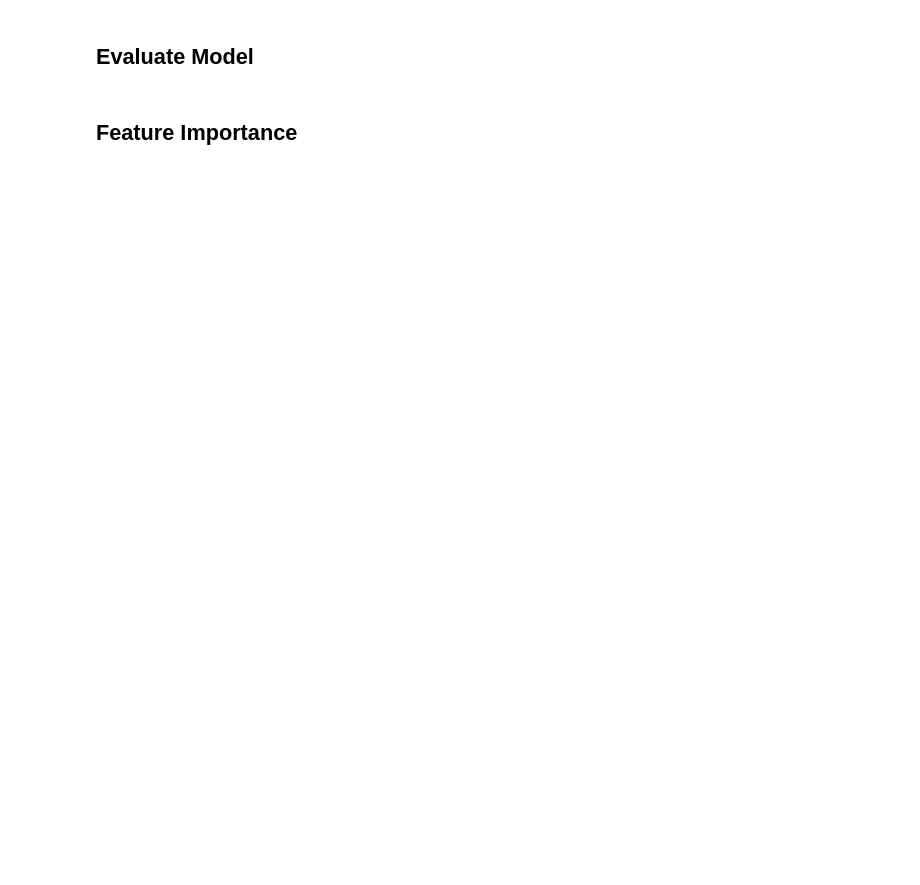
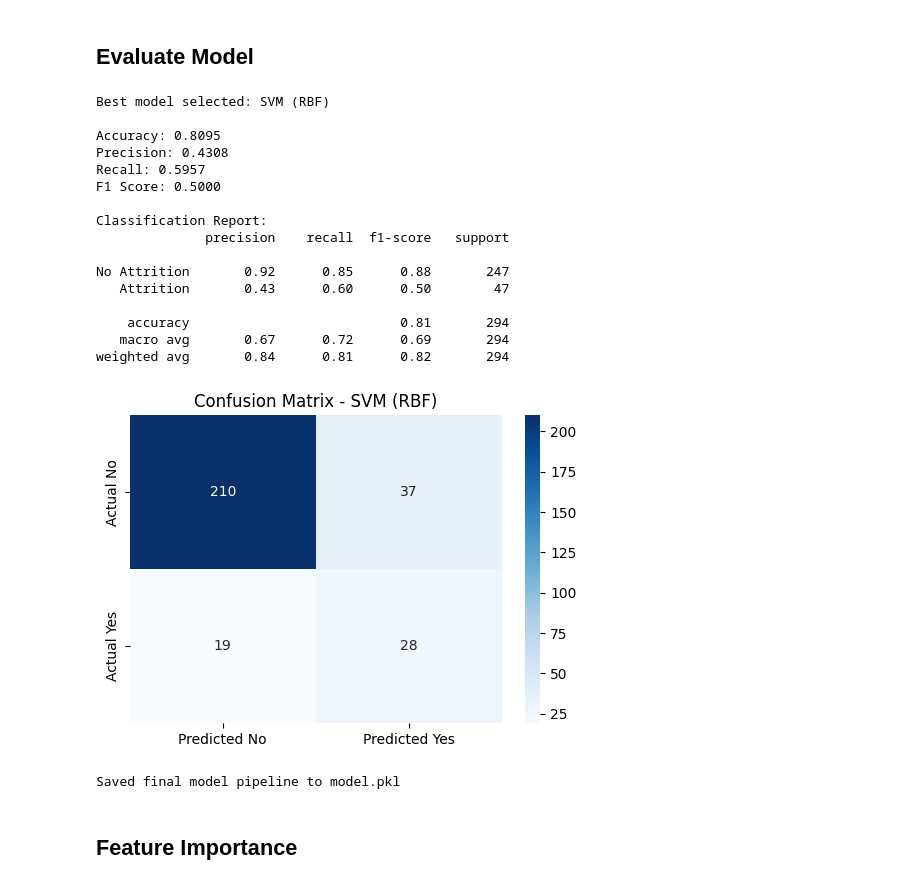
Before and after one commit to bkdubey/IIT_madras_AI_ML__practise_and_assignment, a Jupyter notebook: capstone_graded_project/week7_mini_project/submission/week_7_graded_mini_project_brajkishore/week7_employee_attrition_analysis.ipynb, the cells around one changed output. Drawn from its saved outputs; the diff is of its cells as text; code cells hidden in the pictures; blank space fills up the shorter version.

```diff
--- a/capstone_graded_project/week7_mini_project/submission/week_7_graded_mini_project_brajkishore/week7_employee_attrition_analysis.ipynb
+++ b/capstone_graded_project/week7_mini_project/submission/week_7_graded_mini_project_brajkishore/week7_employee_attrition_analysis.ipynb
@@ -114,19 +167,56 @@ print("Model trained!")
 # %% [markdown]
 ## Evaluate Model
 # %%
-y_pred = model.predict(X_test_scaled)
+print(f"Best model selected: {best_model_name}\n")
 
-accuracy = accuracy_score(y_test, y_pred)
+best_y_pred = best_model.predict(X_test_scaled)
+
+accuracy = accuracy_score(y_test, best_y_pred)
+precision = precision_score(y_test, best_y_pred)
+recall = recall_score(y_test, best_y_pred)
+f1 = f1_score(y_test, best_y_pred)
+
 print(f"Accuracy: {accuracy:.4f}")
+print(f"Precision: {precision:.4f}")
+print(f"Recall: {recall:.4f}")
+print(f"F1 Score: {f1:.4f}")
 
 print("\nClassification Report:")
-print(classification_report(y_test, y_pred))
+print(classification_report(y_test, best_y_pred, target_names=['No Attrition', 'Attrition']))
 
-cm = confusion_matrix(y_test, y_pred)
+cm = confusion_matrix(y_test, best_y_pred)
 plt.figure(figsize=(6, 4))
-sns.heatmap(cm, annot=True, fmt='d', cmap='Blues')
-plt.title('Confusion Matrix')
+sns.heatmap(cm, annot=True, fmt='d', cmap='Blues', xticklabels=['Predicted No', 'Predicted Yes'], yticklabels=['Actual No', 'Actual Yes'])
+plt.title(f'Confusion Matrix - {best_model_name}')
 plt.show()
+# %% [output]
+Best model selected: SVM (RBF)
+
+Accuracy: 0.8095
+Precision: 0.4308
+Recall: 0.5957
+F1 Score: 0.5000
+
+Classification Report:
+              precision    recall  f1-score   support
+
+No Attrition       0.92      0.85      0.88       247
+   Attrition       0.43      0.60      0.50        47
+
+    accuracy                           0.81       294
+   macro avg       0.67      0.72      0.69       294
+weighted avg       0.84      0.81      0.82       294
+[figure, added]
+# %%
+# Save the final trained model pipeline for the submission package
+import joblib
+from sklearn.pipeline import Pipeline
+
+pipeline = Pipeline([('scaler', scaler), ('svm', best_model)])
+joblib.dump(pipeline, 'model.pkl')
+print('Saved final model pipeline to model.pkl')
+# %% [output]
+Saved final model pipeline to model.pkl
 # %% [markdown]
 ## Feature Importance
 # %%
```
Also changed, not shown: parts of 7 cells of this notebook, 9 other files.
